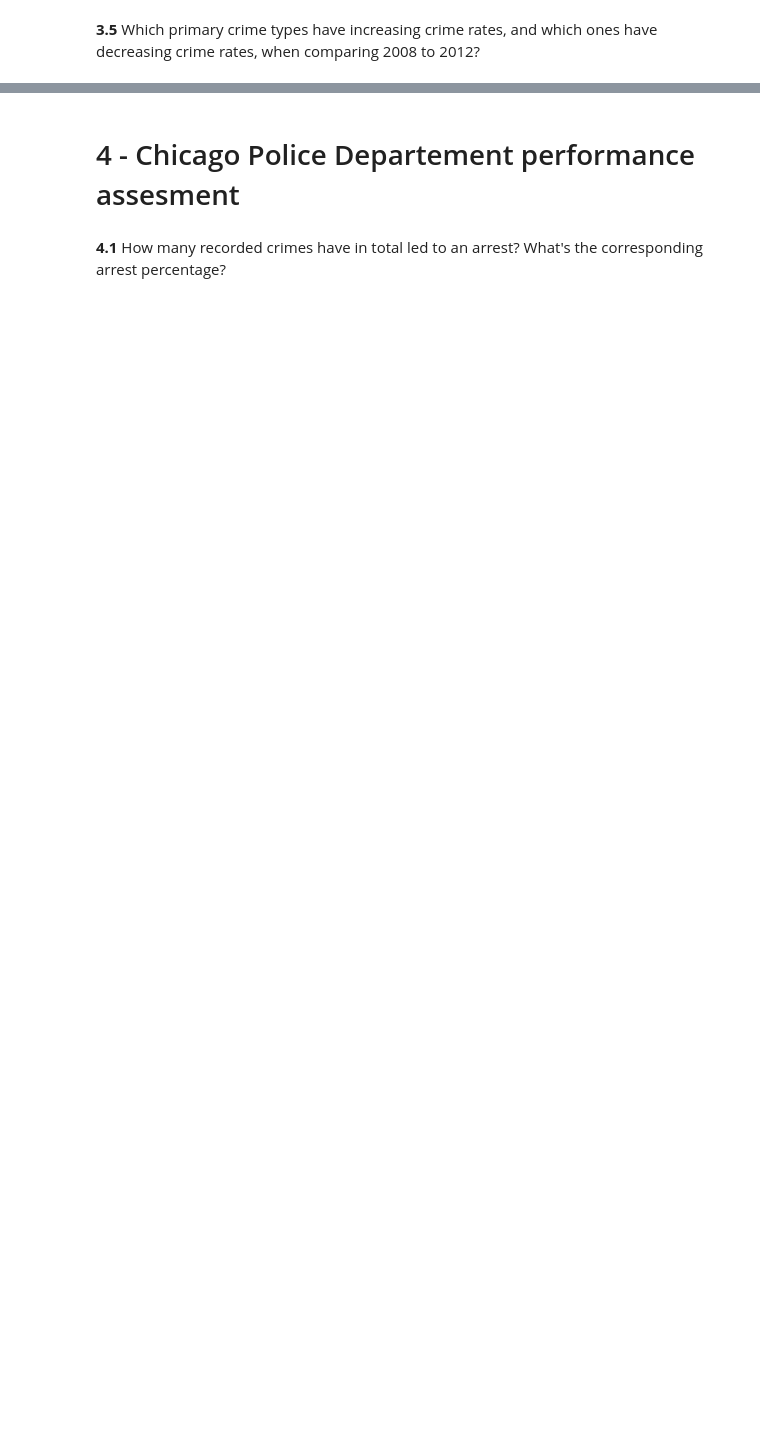
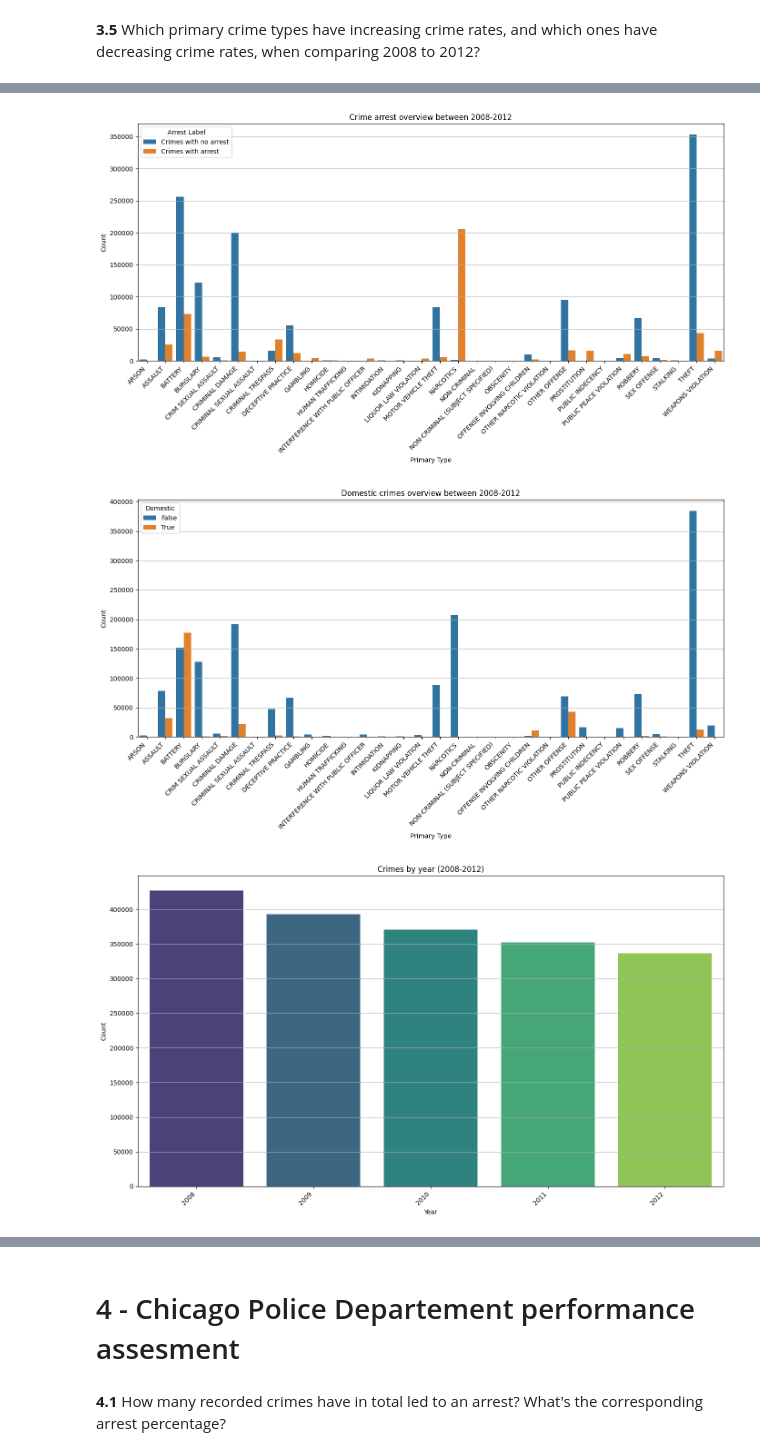
Before and after one commit to Cederlid/databehandling, a Jupyter notebook: laboration/chicago.ipynb, the cells around one changed output, grey strips where cells are left out. Cells and saved outputs as stored; diff of their text form; code cells hidden in the pictures; blank space fills up the shorter version.

```diff
--- a/laboration/chicago.ipynb
+++ b/laboration/chicago.ipynb
@@ -54,7 +53,7 @@ year_2008_to_2012_filter = chicago_crime_2001_to_2024_df["Date"].dt.year.between
 
 chicago_crime_2008_to_2012_df = chicago_crime_2001_to_2024_df[year_2008_to_2012_filter].reset_index(drop=True)
 
-chicago_crime_2008_to_2012_df["Year"] = chicago_crime_2008_to_2012_df["Date"].dt.year
 chicago_crime_2008_to_2012_df["Month"] = chicago_crime_2008_to_2012_df["Date"].dt.month
 chicago_crime_2008_to_2012_df["Day"] = chicago_crime_2008_to_2012_df["Date"].dt.day
 chicago_crime_2008_to_2012_df["Hour"] = chicago_crime_2008_to_2012_df["Date"].dt.hour
+chicago_crime_2008_to_2012_df
@@ -100,0 +216,49 @@ Hint: You only need to compare the number of crime records from 2008 with the nu
+# %%
+crime_stats = chicago_crime_2008_to_2012_df.groupby(["Primary Type", "Arrest"]).size().reset_index(name="Count")
+crime_stats["Arrest Label"] = crime_stats["Arrest"].map({True: "Crimes with arrest", False: "Crimes with no arrest"})
+
+plt.figure(figsize=(14, 8))
+sns.barplot(data=crime_stats, x="Primary Type", y="Count", hue="Arrest Label")
+plt.xticks(rotation=45, ha="right")
+plt.grid(axis="y")
+plt.ylim(0, 370000)
+plt.title("Crime arrest overview between 2008-2012")
+plt.tight_layout()
+plt.show()
+
+crime_domestic_stats = chicago_crime_2008_to_2012_df.groupby(["Primary Type","Domestic"]).size().reset_index(name="Count")
+
+plt.figure(figsize=(14, 8))
+sns.barplot(data=crime_domestic_stats, x="Primary Type", y="Count", hue="Domestic")
+plt.xticks(rotation=45, ha="right")
+plt.grid(axis="y")
+plt.title("Domestic crimes overview between 2008-2012")
+plt.tight_layout()
+plt.show()
+
+crime_by_year = chicago_crime_2008_to_2012_df.groupby("Year").size().reset_index(name="Count")
+
+plt.figure(figsize=(14, 8))
+sns.barplot(data=crime_by_year, x="Year", y="Count", palette="viridis")
+plt.xticks(rotation=45, ha="right")
+plt.grid(axis="y")
+plt.title("Crimes by year (2008-2012)")
+plt.tight_layout()
+plt.show()
+
+for year in range(2008, 2013):
+    yealy_crime = chicago_crime_2008_to_2012_df[chicago_crime_2008_to_2012_df["Year"] == year]
+    crime_counts = yealy_crime["Primary Type"].value_counts().reset_index()
+    crime_counts.columns = ["Primary Type", "Count"]
+
+    plt.figure(figsize=(14, 8))
+    sns.barplot(data=crime_counts, x="Primary Type", y="Count", palette="plasma")
+    plt.title(f"Crime types in {year}")
+    plt.xticks(rotation=45, ha="right")
+    plt.grid()
+    plt.tight_layout()
+    plt.show()
+# %% [output]
+[figure, added]
+[figure, added]
+[figure, added]
```
Also changed, not shown: parts of 19 cells of this notebook.
